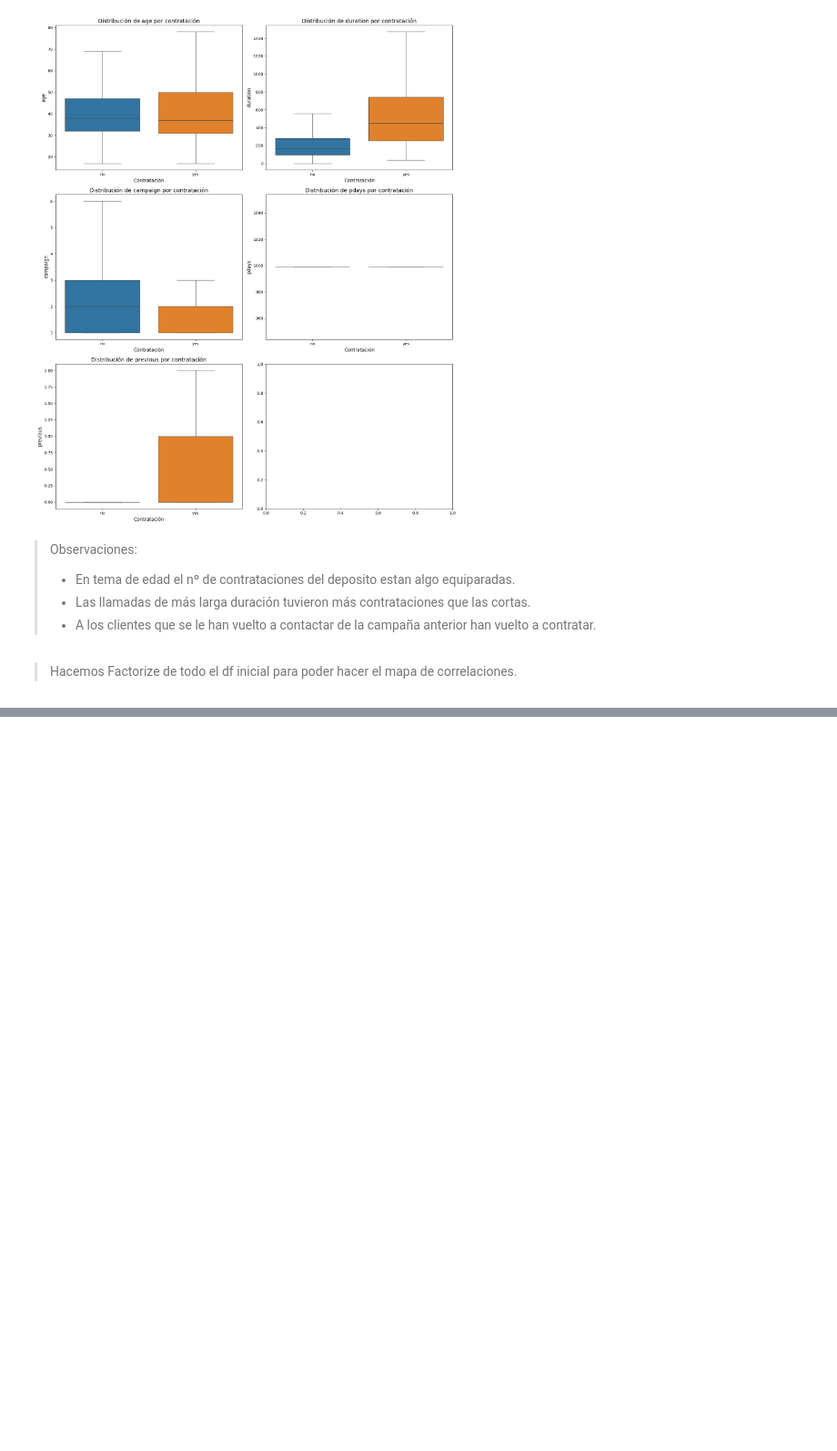
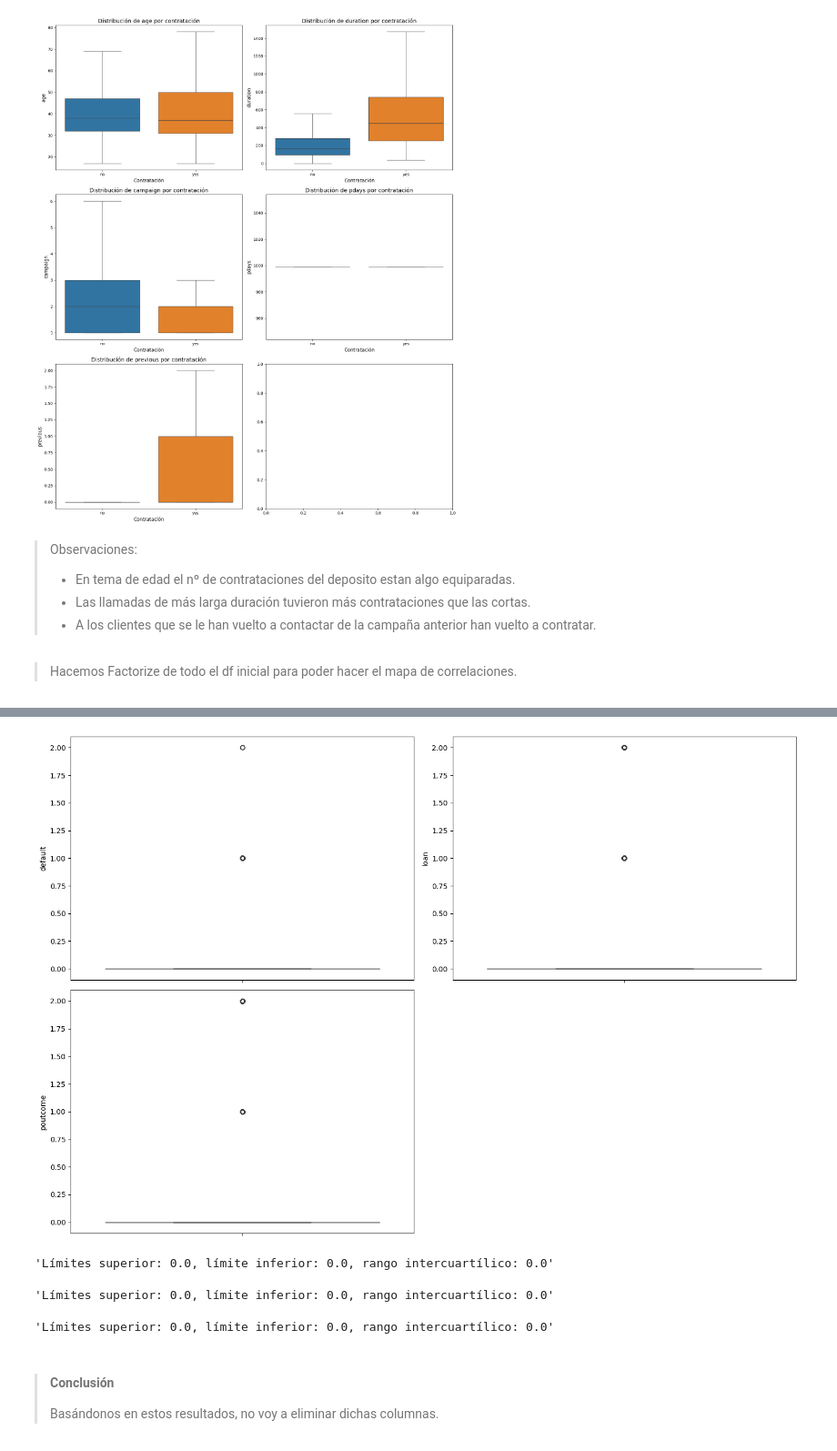
Before and after one commit to 4GeeksAcademy/sarayruiz---Machine-Learning, a Jupyter notebook: src/01-logistic-regression.ipynb, the cells around one changed output, grey strips where cells are left out. Shown at 91% size. Cells and saved outputs as stored; diff of their text form; code cells hidden in the pictures; blank space fills up the shorter version.

```diff
--- a/src/01-logistic-regression.ipynb
+++ b/src/01-logistic-regression.ipynb
@@ -262,0 +263,3 @@ hacer factorize en todas las columnas para crear el grafico de correlacion, que
+# %%
+df_facto.drop(['day_of_week','pdays', 'previous', 'cons.price.idx', 'cons.conf.idx', 'euribor3m',
+               'nr.employed', 'emp.var.rate'], axis=1, inplace=True)
@@ -262,0 +292,55 @@ hacer factorize en todas las columnas para crear el grafico de correlacion, que
+# %%
+fig, axis = plt.subplots(2, 2, figsize=(15, 10))
+
+sns.boxplot(ax=axis[0, 0], data=df_facto, y="default")
+sns.boxplot(ax=axis[0, 1], data=df_facto, y="loan")
+sns.boxplot(ax=axis[1, 0], data=df_facto, y="poutcome")
+fig.delaxes(axis[1, 1])
+
+plt.tight_layout()
+plt.show()
+# %% [output]
+[figure, added]
+# %%
+# Calculo el Rango inter Cuartil: IQR = Q3(75%) - Q1(25%)
+q1 = df_facto["poutcome"].quantile(0.25)
+q3 = df_facto["poutcome"].quantile(0.75)
+iqr = q3 - q1
+
+# Definir los límites inferior y superior
+lower_limit = 0 if (q1 - 1.5 * iqr) < 0 else q1 - 1.5 * iqr
+upper_limit = q3 + 1.5 * iqr
+
+f"Límites superior: {round(upper_limit, 2)}, límite inferior: {round(lower_limit, 2)}, rango intercuartílico: {round(iqr, 2)}"
+# %% [output]
+'Límites superior: 0.0, límite inferior: 0.0, rango intercuartílico: 0.0'
+# %%
+# Calculo el Rango inter Cuartil: IQR = Q3(75%) - Q1(25%)
+q1 = df_facto["loan"].quantile(0.25)
+q3 = df_facto["loan"].quantile(0.75)
+iqr = q3 - q1
+
+# Definir los límites inferior y superior
+lower_limit = 0 if (q1 - 1.5 * iqr) < 0 else q1 - 1.5 * iqr
+upper_limit = q3 + 1.5 * iqr
+
+f"Límites superior: {round(upper_limit, 2)}, límite inferior: {round(lower_limit, 2)}, rango intercuartílico: {round(iqr, 2)}"
+# %% [output]
+'Límites superior: 0.0, límite inferior: 0.0, rango intercuartílico: 0.0'
+# %%
+# Calculo el Rango inter Cuartil: IQR = Q3(75%) - Q1(25%)
+q1 = df_facto["default"].quantile(0.25)
+q3 = df_facto["default"].quantile(0.75)
+iqr = q3 - q1
+
+# Definir los límites inferior y superior
+lower_limit = 0 if (q1 - 1.5 * iqr) < 0 else q1 - 1.5 * iqr
+upper_limit = q3 + 1.5 * iqr
+
+f"Límites superior: {round(upper_limit, 2)}, límite inferior: {round(lower_limit, 2)}, rango intercuartílico: {round(iqr, 2)}"
+# %% [output]
+'Límites superior: 0.0, límite inferior: 0.0, rango intercuartílico: 0.0'
+# %% [markdown]
+> #### Conclusión
+>
+> Basándonos en estos resultados, no voy a eliminar dichas columnas.
```
Also changed, not shown: parts of 19 cells of this notebook, 2 other files.
